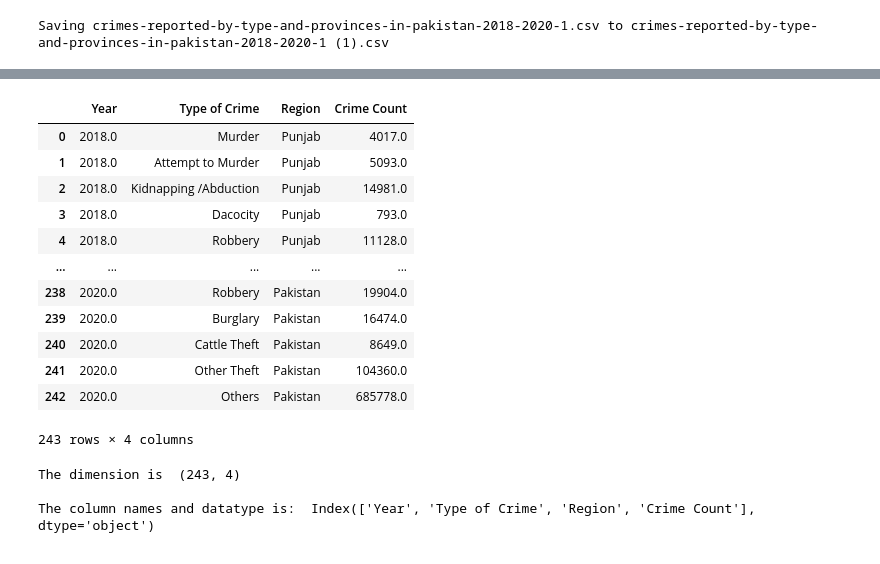
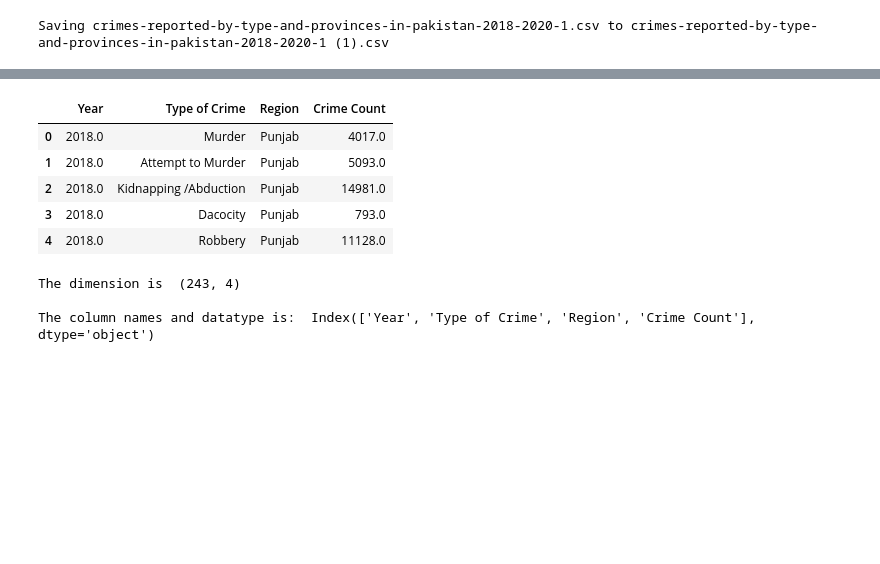
Before and after one commit to hassanfasih131-cpu/Crime_Pakistan, a Jupyter notebook: Crime_Pakistan.ipynb, the cells around one changed output, grey strips where cells are left out. Saved outputs shown, nothing was run; the diff lists cells and outputs as text; code cells hidden in the pictures; blank space fills up the shorter version.

```diff
--- a/Crime_Pakistan.ipynb
+++ b/Crime_Pakistan.ipynb
@@ -105,27 +74,20 @@ display(dataS)
 # %%
 #Removing white spaces in column names
 dataS.columns = dataS.columns.str.strip()
 #Restructuring it to long format
 dataS2 = dataS.melt(
     id_vars=["Year", "Type of Crime"],
     var_name="Region",
     value_name="Crime Count"
 )
-display(dataS2)
+display(dataS2.head(5))
 # %% [output]
 |  | Year | Type of Crime | Region | Crime Count |
 | 0 | 2018.0 | Murder | Punjab | 4017.0 |
 | 1 | 2018.0 | Attempt to Murder | Punjab | 5093.0 |
 | 2 | 2018.0 | Kidnapping /Abduction | Punjab | 14981.0 |
 | 3 | 2018.0 | Dacocity | Punjab | 793.0 |
 | 4 | 2018.0 | Robbery | Punjab | 11128.0 |
-| ... | ... | ... | ... | ... |
-| 238 | 2020.0 | Robbery | Pakistan | 19904.0 |
-| 239 | 2020.0 | Burglary | Pakistan | 16474.0 |
-| 240 | 2020.0 | Cattle Theft | Pakistan | 8649.0 |
-| 241 | 2020.0 | Other Theft | Pakistan | 104360.0 |
-| 242 | 2020.0 | Others | Pakistan | 685778.0 |
-243 rows × 4 columns
 # %%
 #Replacing old table with new table
 dataS=dataS2
```
Also changed, not shown: parts of 2 cells of this notebook.
